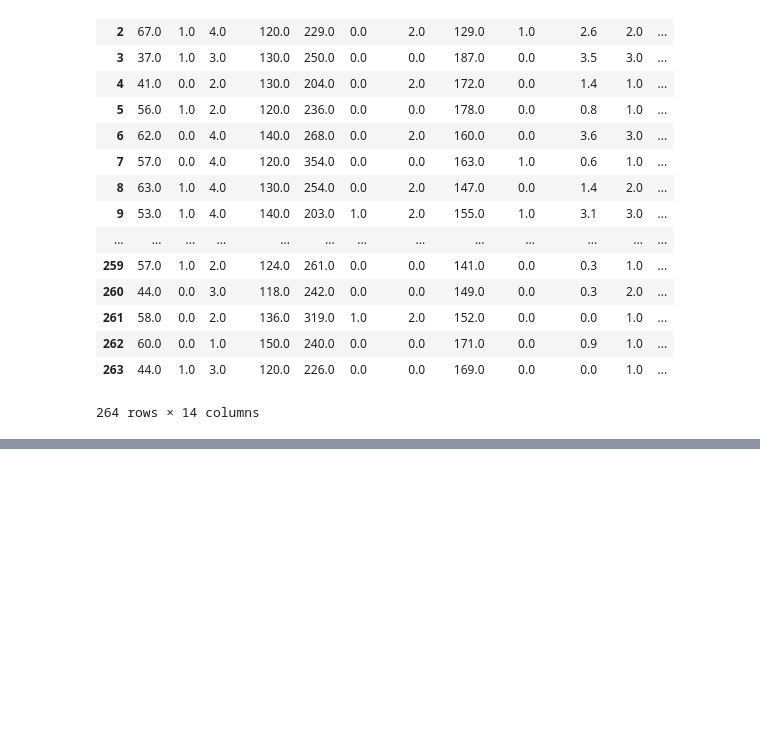
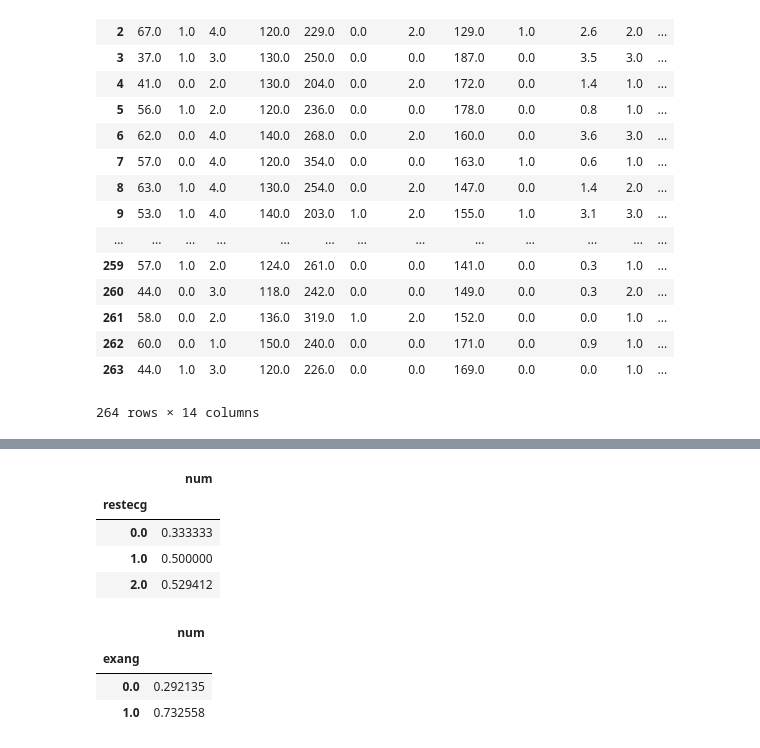
Before and after one commit to datalabusal2018/MachineLearningTest, a Jupyter notebook: juanpe_exploracion_pandas_datalab.ipynb, the cells around one changed output, grey strips where cells are left out. Cells and saved outputs as stored; diff of their text form; code cells hidden in the pictures; blank space fills up the shorter version.

```diff
--- a/juanpe_exploracion_pandas_datalab.ipynb
+++ b/juanpe_exploracion_pandas_datalab.ipynb
@@ -206,0 +221,15 @@ train[train['num']!= 0]
+# %%
+train.groupby('restecg').agg({'num': np.mean}) # importa poco
+# %% [output]
+|  | num |
+| restecg |  |
+| 0.0 | 0.333333 |
+| 1.0 | 0.500000 |
+| 2.0 | 0.529412 |
+# %%
+train.groupby('exang').agg({'num': np.mean}) # importa bastante
+# %% [output]
+|  | num |
+| exang |  |
+| 0.0 | 0.292135 |
+| 1.0 | 0.732558 |
```
Also changed, not shown: parts of 42 cells of this notebook.
